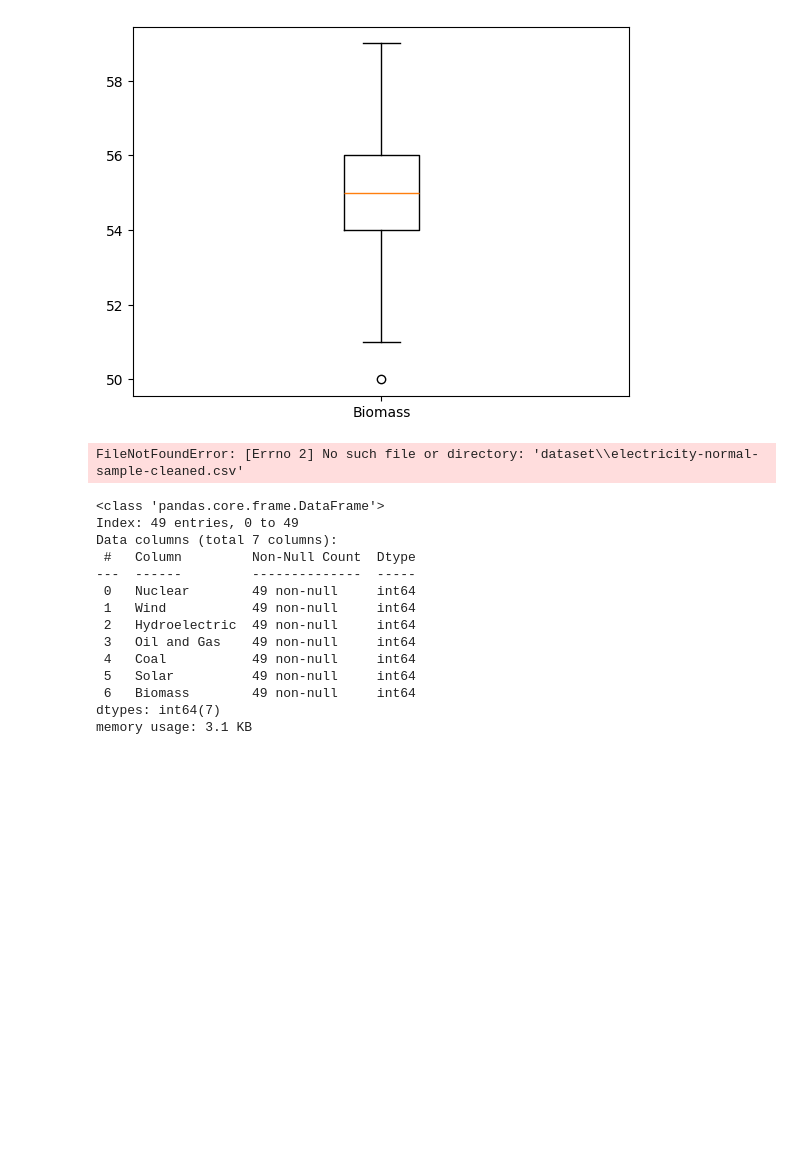
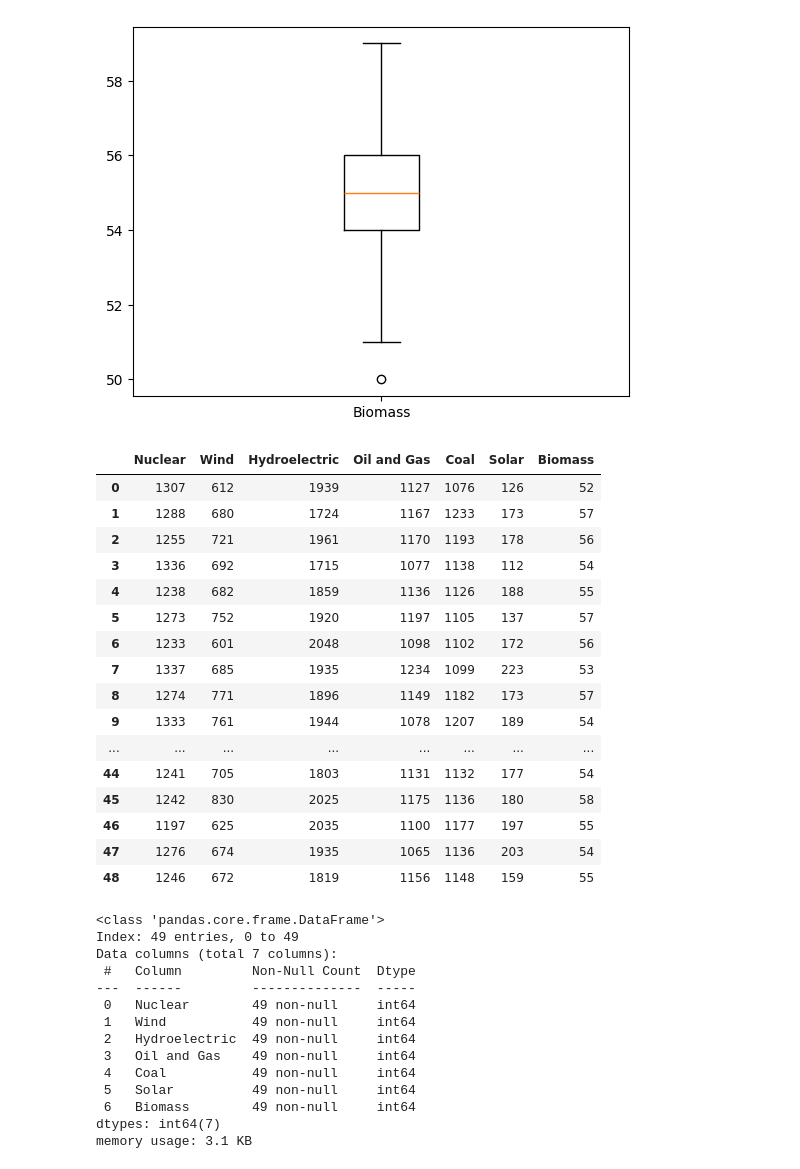
Before and after one commit to Sicnarf-Oir/BUENACOSA, a Jupyter notebook: lab-12-t-test.ipynb, the cells around one changed output. Saved outputs shown, nothing was run; the diff lists cells and outputs as text; code cells hidden in the pictures; blank space fills up the shorter version.

```diff
--- a/lab-12-t-test.ipynb
+++ b/lab-12-t-test.ipynb
@@ -138,10 +138,26 @@ plt.show()
 # %%
 # load dataset
-df = pd.read_csv(r"dataset\electricity-normal-sample-cleaned.csv",
+df = pd.read_csv(r"electricity-normal-sample-cleaned.csv",
                  delimiter=",")
 df
 # %% [output]
-FileNotFoundError: [Errno 2] No such file or directory: 'dataset\\electricity-normal-sample-cleaned.csv'
+|  | Nuclear | Wind | Hydroelectric | Oil and Gas | Coal | Solar | Biomass |
+| 0 | 1307 | 612 | 1939 | 1127 | 1076 | 126 | 52 |
+| 1 | 1288 | 680 | 1724 | 1167 | 1233 | 173 | 57 |
+| 2 | 1255 | 721 | 1961 | 1170 | 1193 | 178 | 56 |
+| 3 | 1336 | 692 | 1715 | 1077 | 1138 | 112 | 54 |
+| 4 | 1238 | 682 | 1859 | 1136 | 1126 | 188 | 55 |
+| 5 | 1273 | 752 | 1920 | 1197 | 1105 | 137 | 57 |
+| 6 | 1233 | 601 | 2048 | 1098 | 1102 | 172 | 56 |
+| 7 | 1337 | 685 | 1935 | 1234 | 1099 | 223 | 53 |
+| 8 | 1274 | 771 | 1896 | 1149 | 1182 | 173 | 57 |
+| 9 | 1333 | 761 | 1944 | 1078 | 1207 | 189 | 54 |
+| ... | ... | ... | ... | ... | ... | ... | ... |
+| 44 | 1241 | 705 | 1803 | 1131 | 1132 | 177 | 54 |
+| 45 | 1242 | 830 | 2025 | 1175 | 1136 | 180 | 58 |
+| 46 | 1197 | 625 | 2035 | 1100 | 1177 | 197 | 55 |
+| 47 | 1276 | 674 | 1935 | 1065 | 1136 | 203 | 54 |
+| 48 | 1246 | 672 | 1819 | 1156 | 1148 | 159 | 55 |
 # %%
 # summary of dataframe
 df.info()
```
Also changed, not shown: parts of 1 cell of this notebook.
